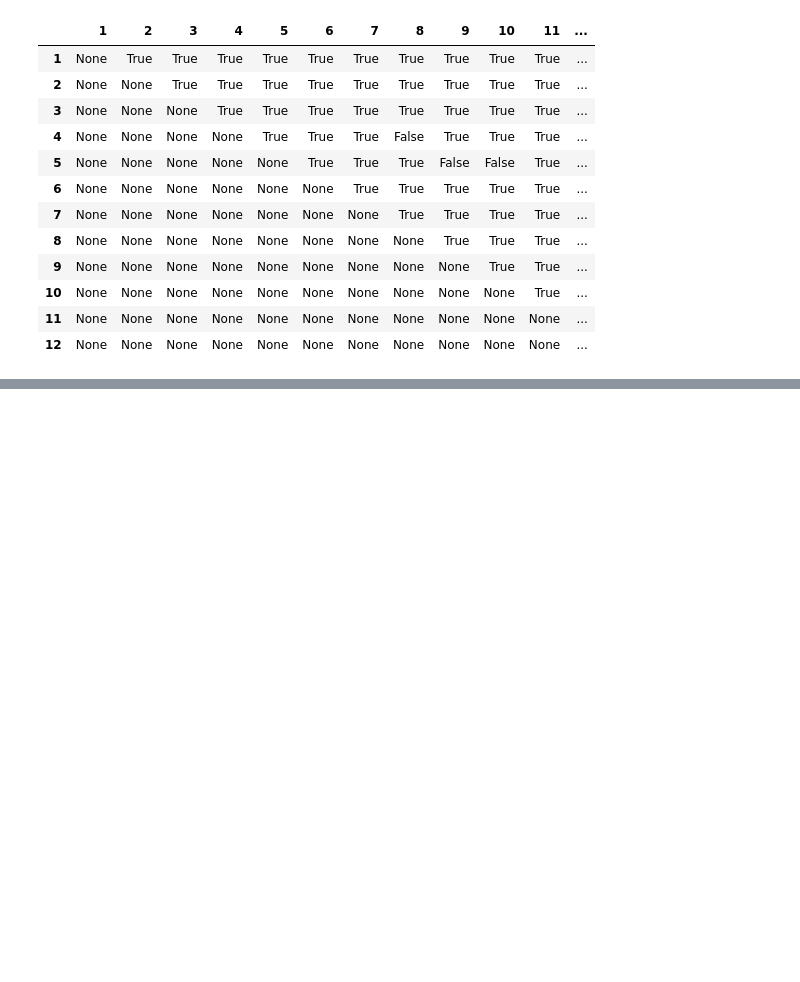
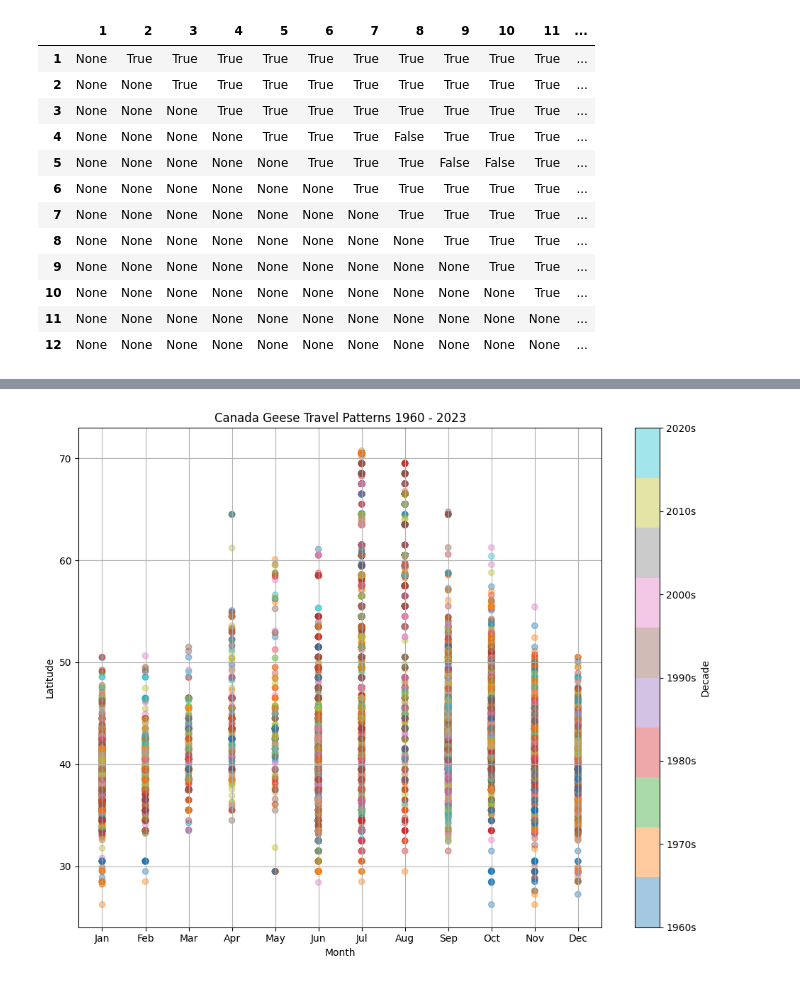
Before and after one commit to BoAndArrows/CMSC320-Final-B-W-Y-C, a Jupyter notebook: checkpoint_two.ipynb, the cells around one changed output, grey strips where cells are left out. Drawn from its saved outputs; the diff is of its cells as text; code cells hidden in the pictures; blank space fills up the shorter version.

```diff
--- a/checkpoint_two.ipynb
+++ b/checkpoint_two.ipynb
@@ -399,0 +406,30 @@ Post-hoc for Canada Goose
+# %%
+#sampled_geese = canada_geese_df[(canada_geese_df["EVENT_YEAR"] > 2010) & (canada_geese_df["EVENT_YEAR"] < 2024)]
+sampled_geese = canada_goose_data
+sampled_geese['DECADE'] = (sampled_geese['EVENT_YEAR'] // 10) * 10
+
+sampled_geese = sampled_geese.sample(n=50000, random_state=33) #33 cause it's my favorite number
+
+plt.figure(figsize=(10,8))
+scatter =plt.scatter(
+    x = sampled_geese['EVENT_MONTH'],
+    y = sampled_geese['LAT_DD'],
+    c = sampled_geese['DECADE'],
+    cmap = 'tab10',
+    alpha = 0.4,
+)
+plt.xlabel("Month")
+plt.xticks(ticks=range(1,13), labels=['Jan','Feb', 'Mar', 'Apr', 'May', 'Jun',
+                                       'Jul', 'Aug', 'Sep', 'Oct', 'Nov', 'Dec'])
+plt.ylabel('Latitude')
+plt.title("Canada Geese Travel Patterns 1960 - 2023")
+plt.grid(True)
+plt.tight_layout()
+
+cbar = plt.colorbar(scatter, ticks=sorted(sampled_geese['DECADE'].unique()))
+cbar.set_label('Decade')
+cbar.set_ticklabels(f"{d}s" for d in sorted(sampled_geese['DECADE'].unique()))
+
+plt.show()
+# %% [output]
+[figure, added]
```
Also changed, not shown: parts of 12 cells of this notebook.
